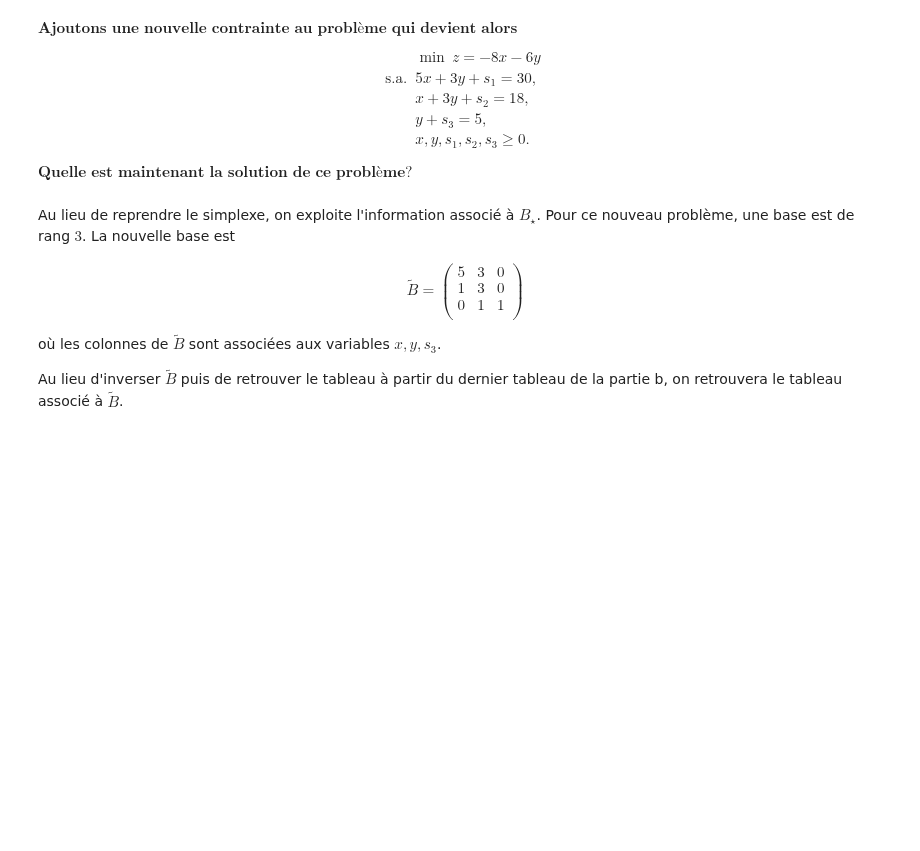
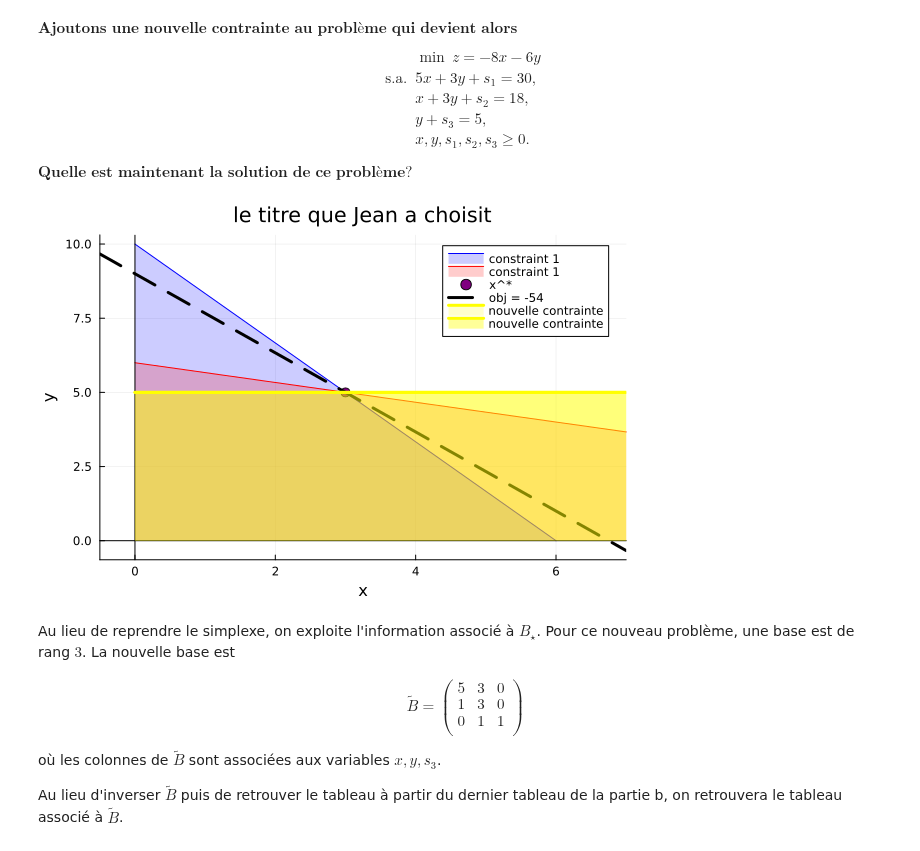
Before and after one commit to fbastin/optim, a Jupyter notebook: LP/Demo4.ipynb, the cells around one changed output. Cells and saved outputs as stored; diff of their text form; code cells hidden in the pictures; blank space fills up the shorter version.

```diff
--- a/LP/Demo4.ipynb
+++ b/LP/Demo4.ipynb
@@ -267,6 +298,12 @@ $\textbf{Ajoutons une nouvelle contrainte au problème qui devient alors}$
 & x,y,s_1,s_2,s_3 \ge 0.
 \end{align*}
 $\textbf{Quelle est maintenant la solution de ce problème?}$
+# %%
+#graphiquement
+
+plot!(t -> 5, 0, 100, color = :yellow, linewidth = 3, fill = (0, 0.4, :yellow), label = "nouvelle contrainte")
+# %% [output]
+[figure, added]
 # %% [markdown]
 Au lieu de reprendre le simplexe, on exploite l'information associé à $B_{\star} $.
 Pour ce nouveau problème, une base est de rang $3$. La nouvelle base est
```
Also changed, not shown: parts of 6 cells of this notebook, 4 other files.
